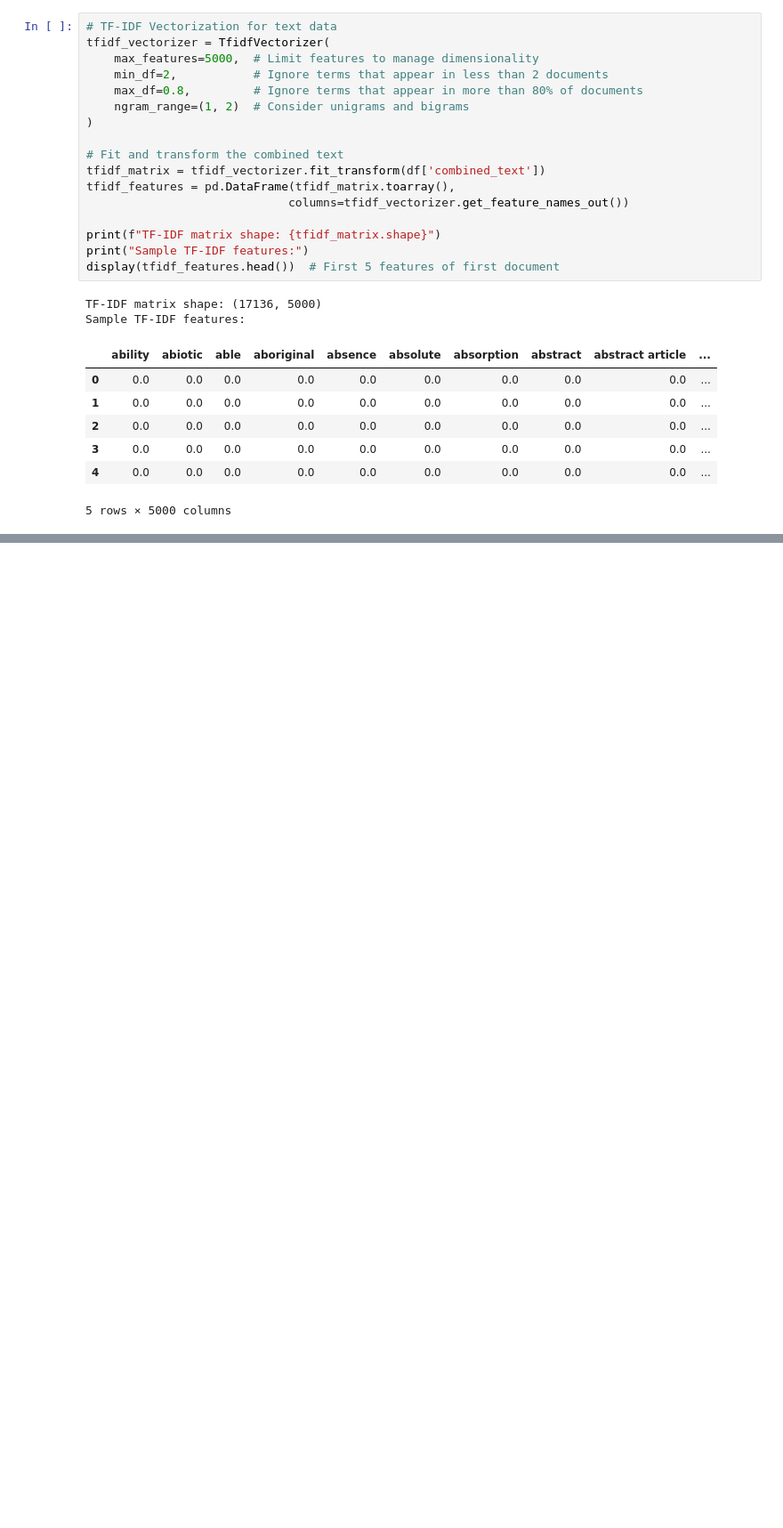
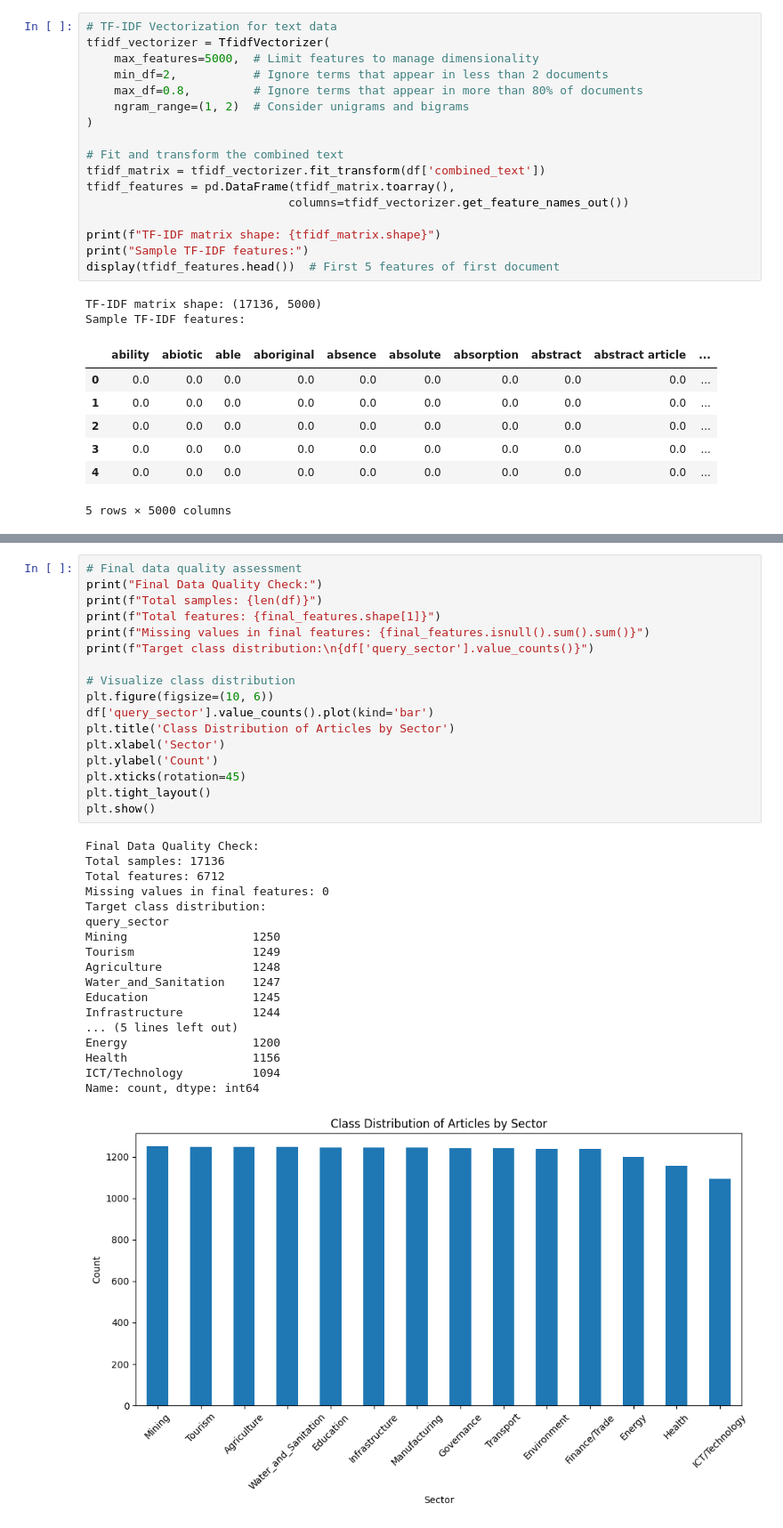
Before and after one commit to jehumtine/AcademicJournalClassifier, a Jupyter notebook: notebooks/Classifying Journal Articles.ipynb, the cells around one changed output, grey strips where cells are left out. Shown: that part at 89% size. Drawn from its saved outputs; the diff is of its cells as text; blank space fills up the shorter version.

Commit message:
[DP] Visualisation of processed data

```diff
--- a/notebooks/Classifying Journal Articles.ipynb
+++ b/notebooks/Classifying Journal Articles.ipynb
@@ -419,0 +470,36 @@ Sample TF-IDF features:
+# %%
+# Final data quality assessment
+print("Final Data Quality Check:")
+print(f"Total samples: {len(df)}")
+print(f"Total features: {final_features.shape[1]}")
+print(f"Missing values in final features: {final_features.isnull().sum().sum()}")
+print(f"Target class distribution:\n{df['query_sector'].value_counts()}")
+
+# Visualize class distribution
+plt.figure(figsize=(10, 6))
+df['query_sector'].value_counts().plot(kind='bar')
+plt.title('Class Distribution of Articles by Sector')
+plt.xlabel('Sector')
+plt.ylabel('Count')
+plt.xticks(rotation=45)
+plt.tight_layout()
+plt.show()
+# %% [output]
+Final Data Quality Check:
+Total samples: 17136
+Total features: 6712
+Missing values in final features: 0
+Target class distribution:
+query_sector
+Mining                  1250
+Tourism                 1249
+Agriculture             1248
+Water_and_Sanitation    1247
+Education               1245
+Infrastructure          1244
+... (5 lines left out)
+Energy                  1200
+Health                  1156
+ICT/Technology          1094
+Name: count, dtype: int64
+[figure, added]
```
Also changed, not shown: parts of 1 cell of this notebook, 1 other file.
